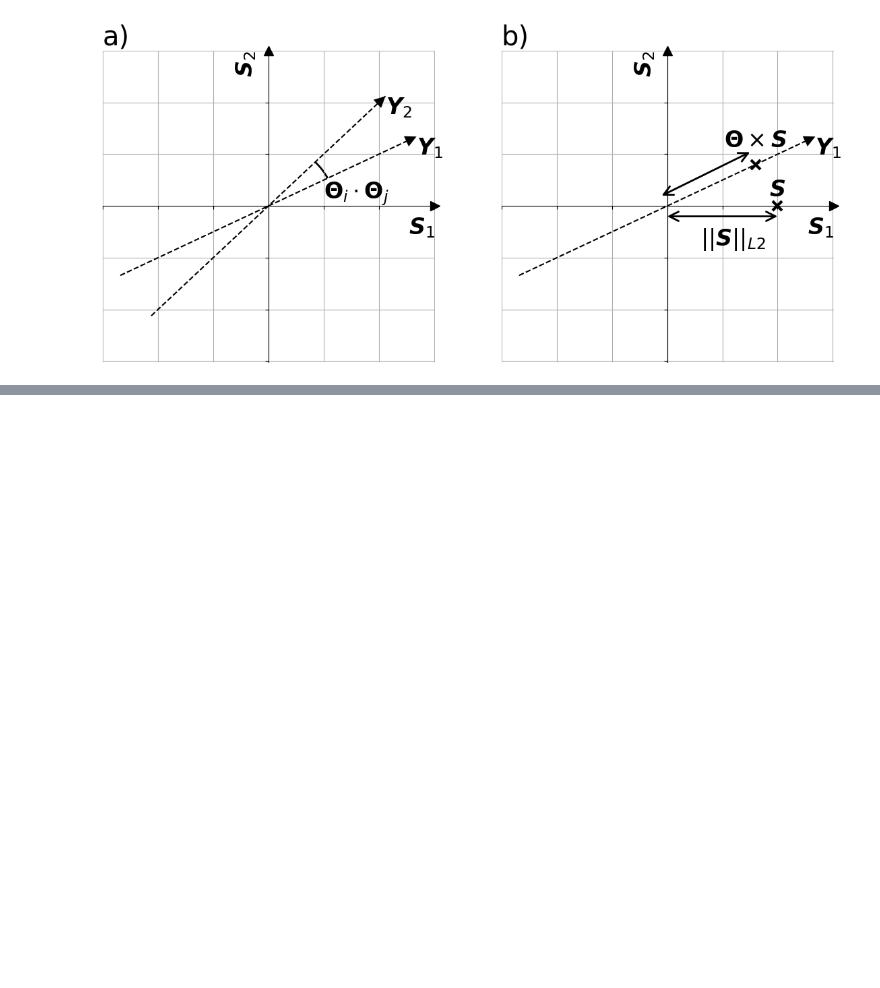
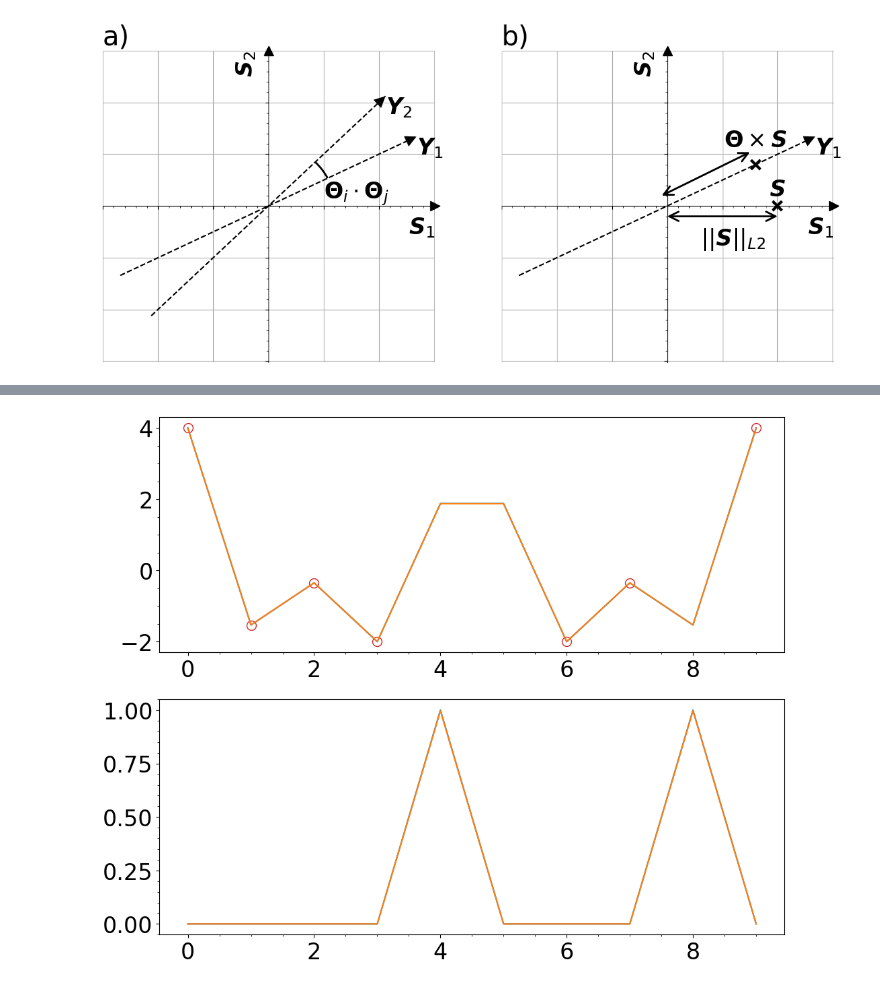
Before and after one commit to Jammi-Dodgers/THz-Compressed-Sensing, a Jupyter notebook: incoherence_and_rip_demo.ipynb, the cells around one changed output, grey strips where cells are left out. Cells and saved outputs as stored; diff of their text form; code cells hidden in the pictures; blank space fills up the shorter version.

```diff
--- a/incoherence_and_rip_demo.ipynb
+++ b/incoherence_and_rip_demo.ipynb
@@ -99,0 +214,16 @@ plt.show()
+# %%
+reconstruction = cs.compressed_sensing(samples, alpha= 1e-2, norm= "forward")
+reconstruction_DCT = spfft.dct(reconstruction, norm= "forward", type= 1)
+
+fig, axs = plt.subplots(2, 1, figsize=(12, 10))
+
+axs[0].plot(np.arange(N), interferogram, label="Interferogram", color='tab:blue')
+axs[0].plot(samples_idx, samples[samples_idx], 'o', label="Samples", markeredgecolor='tab:red', markerfacecolor='none', markersize=10)
+axs[0].plot(np.arange(N), reconstruction, label="Reconstruction", color='tab:orange')
+
+axs[1].plot(np.arange(N), spectrum, label="Spectrum", color='tab:blue')
+axs[1].plot(np.arange(N), reconstruction_DCT, label="Reconstruction DCT", color='tab:orange')
+
+plt.show()
+# %% [output]
+[figure, added]
```
Also changed, not shown: parts of 9 cells of this notebook, 8 other files.
